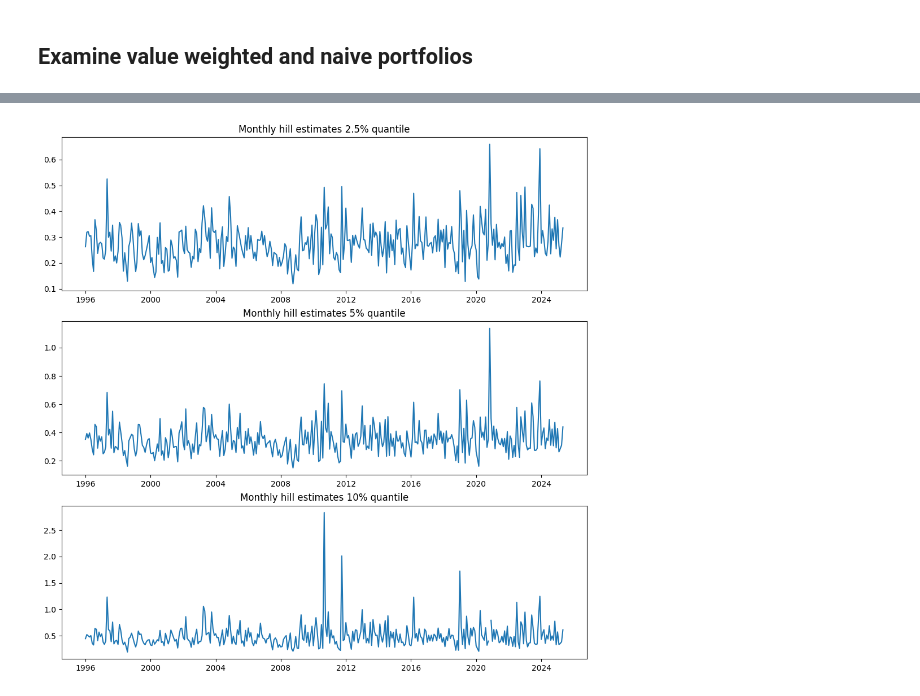
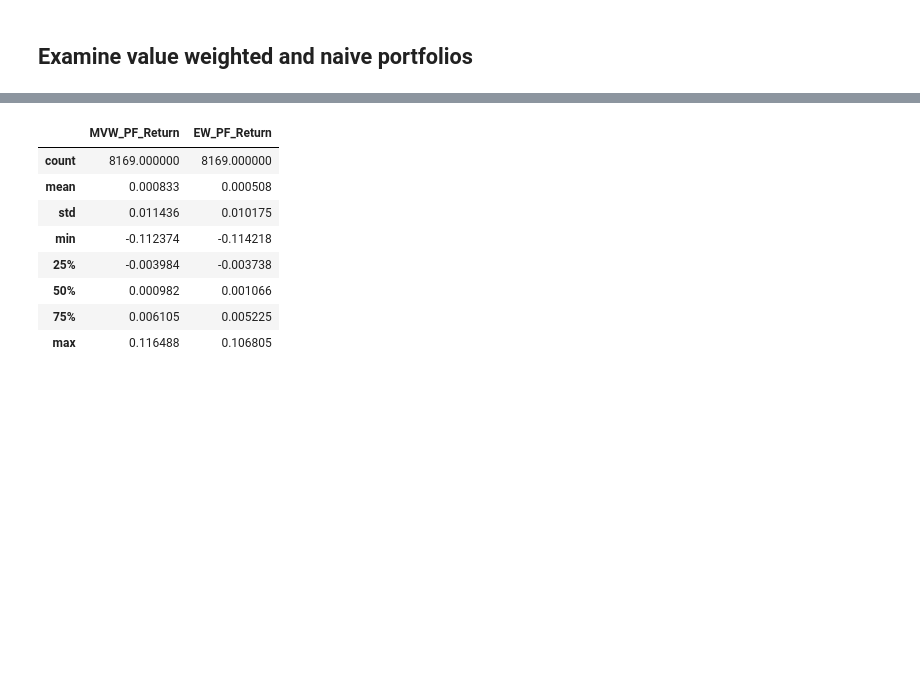
Before and after one commit to RalfKellner/Datastream, a Jupyter notebook: examine.ipynb, the cells around one changed output, grey strips where cells are left out. Drawn from its saved outputs; the diff is of its cells as text; code cells hidden in the pictures; blank space fills up the shorter version.

```diff
--- a/examine.ipynb
+++ b/examine.ipynb
@@ -141,26 +64,12 @@ plt.show()
-# %%
-# Create a 'Month' column (or just group using to_period)
-df_hill['Month'] = df_hill['Date'].dt.to_period('M')
-
-# Group by Month and Stock, sum the log returns
-monthly_returns = (
-    df_hill.groupby(['Stock', 'Month'])['Log_Return']
-    .sum()
-    .reset_index()
-)
-monthly_returns["Return"] = monthly_returns["Log_Return"].apply(np.exp).subtract(1.)
-
-hill_monthly_025 = monthly_returns.groupby("Month")["Return"].apply(lambda data: hill_estimator(data, k_frequency=0.025, tail = "lower"))
-hill_monthly_05 = monthly_returns.groupby("Month")["Return"].apply(lambda data: hill_estimator(data, k_frequency=0.05, tail = "lower"))
-hill_monthly_10 = monthly_returns.groupby("Month")["Return"].apply(lambda data: hill_estimator(data, k_frequency=0.10, tail = "lower"))
-
-fig, axs = plt.subplots(3, 1, figsize = (12, 12))
-axs[0].plot(hill_monthly_025.index.to_timestamp(), hill_monthly_025.values)
-axs[0].set_title("Monthly hill estimates 2.5% quantile")
-axs[1].plot(hill_monthly_05.index.to_timestamp(), hill_monthly_05.values)
-axs[1].set_title("Monthly hill estimates 5% quantile")
-axs[2].plot(hill_monthly_10.index.to_timestamp(), hill_monthly_10.values)
-axs[2].set_title("Monthly hill estimates 10% quantile")
-plt.show()
-# %% [output]
-[figure, removed]
+# %%
+portfolio_returns.describe()
+# %% [output]
+|  | MVW_PF_Return | EW_PF_Return |
+| count | 8169.000000 | 8169.000000 |
+| mean | 0.000833 | 0.000508 |
+| std | 0.011436 | 0.010175 |
+| min | -0.112374 | -0.114218 |
+| 25% | -0.003984 | -0.003738 |
+| 50% | 0.000982 | 0.001066 |
+| 75% | 0.006105 | 0.005225 |
+| max | 0.116488 | 0.106805 |
```
Also changed, not shown: parts of 5 cells of this notebook, 4 other files.
